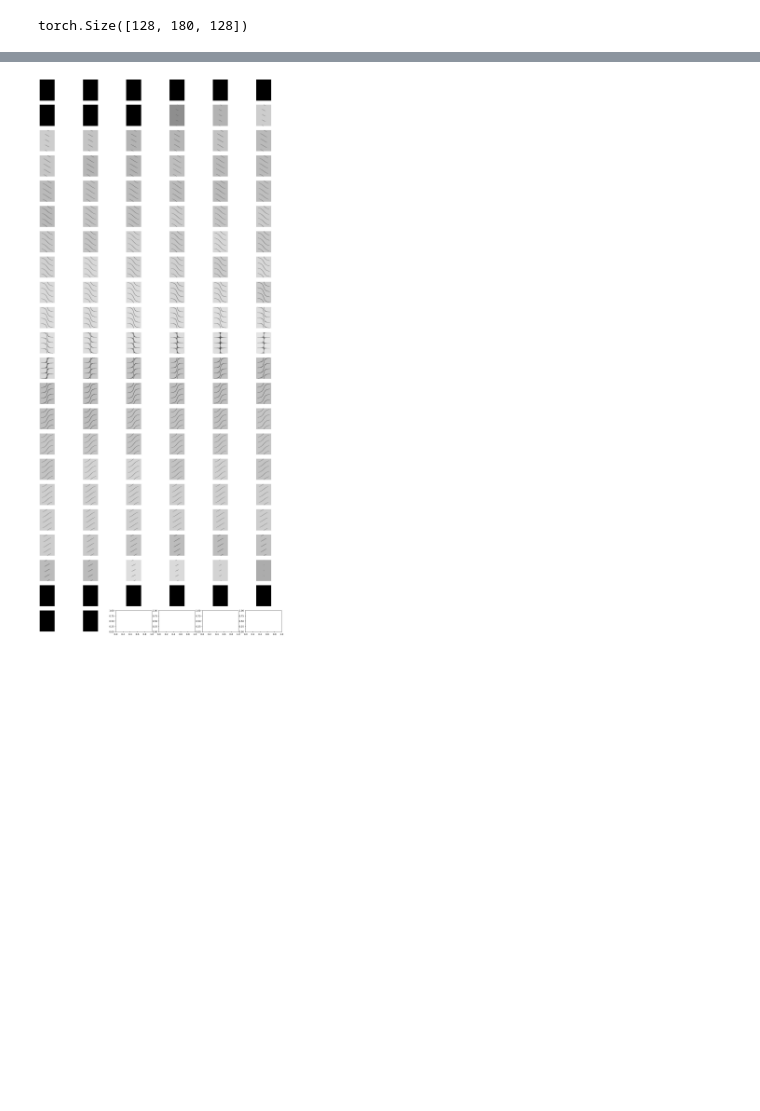
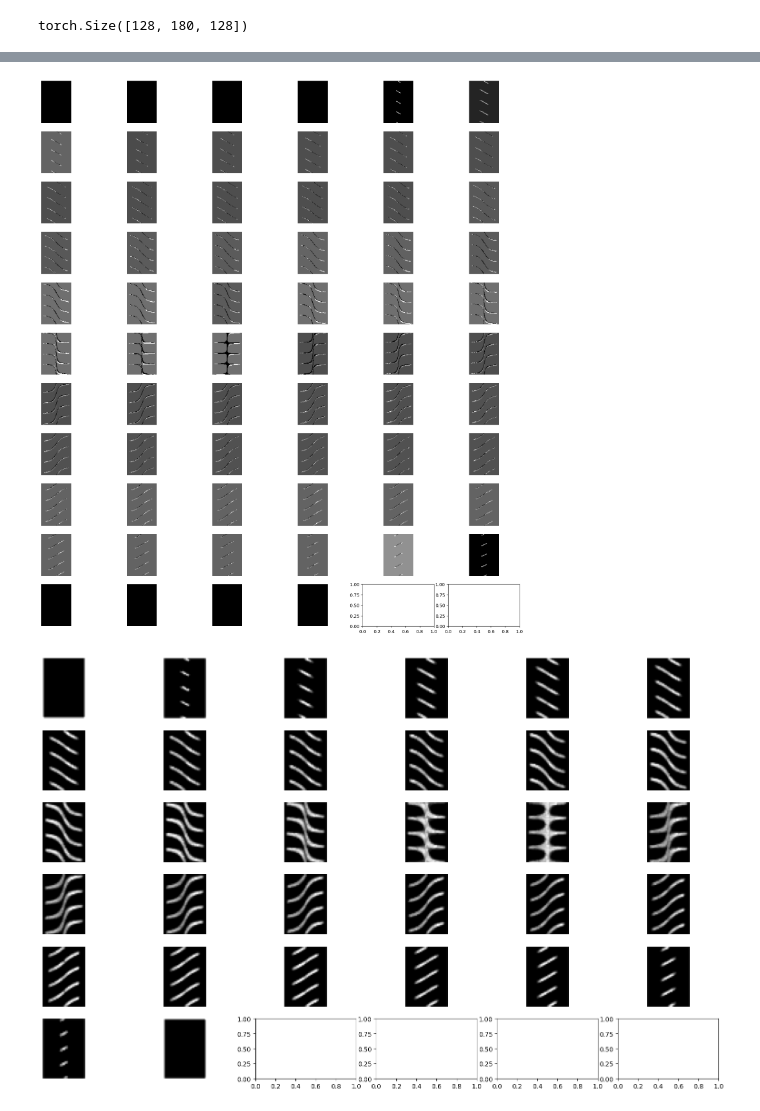
Before and after one commit to nghess/607-sensory-coding, a Jupyter notebook: 3dCNN_v1_colab.ipynb, the cells around one changed output, grey strips where cells are left out. Saved outputs shown, nothing was run; the diff lists cells and outputs as text; code cells hidden in the pictures; blank space fills up the shorter version.

```diff
--- a/3dCNN_v1_colab.ipynb
+++ b/3dCNN_v1_colab.ipynb
@@ -209,16 +212,9 @@ test_model(model, test_loader, device)
 # %%
 def plot_feature_maps(model, input_tensor, selected_layers, ncols=6):
-    """
-    Plot feature maps for selected layers of the model.
 
-    :param model: The trained 3D CNN model.
-    :param input_tensor: A single input tensor from the test set.
-    :param selected_layers: List of layer names to visualize.
-    :param ncols: Number of columns in the plot grid.
-    """
     model.eval()
 
-    # A function to get the output of a layer
+    # Function to get the output of a layer
     def get_features_map(layer, input, output):
         feature_maps.append(output.cpu().data.numpy())
 
@@ -226,32 +222,33 @@ def plot_feature_maps(model, input_tensor, selected_layers, ncols=6):
     hooks = []
     for name, layer in model.named_modules():
         if name in selected_layers:
             hooks.append(layer.register_forward_hook(get_features_map))
 
     # Initialize the feature maps list and pass the input through the model
     feature_maps = []
     with torch.no_grad():
         model(input_tensor.unsqueeze(0).to(device))
 
     # Remove hooks (important to avoid memory leak)
     for hook in hooks:
         hook.remove()
 
     # Plotting
     for layer_maps in feature_maps:
         n_features = layer_maps.shape[1]
         nrows = n_features // ncols + int(n_features % ncols != 0)
         fig, axes = plt.subplots(nrows, ncols, figsize=(20, 2 * nrows))
         for i in range(n_features):
             row = i // ncols
             col = i % ncols
             ax = axes[row, col] if nrows > 1 else axes[col]
             ax.imshow(layer_maps[0, i, :, :], cmap='gray')
             ax.axis('off')
         plt.show()
 
 # Pull out a layer and plot slices
-selected_layers = ['conv1']
+selected_layers = ['pool']
 plot_feature_maps(model, sample_input, selected_layers, ncols=6)
 # %% [output]
-[figure, old version]
+[figure, new version]
+[figure, added]
```
Also changed, not shown: parts of 1 cell of this notebook.
